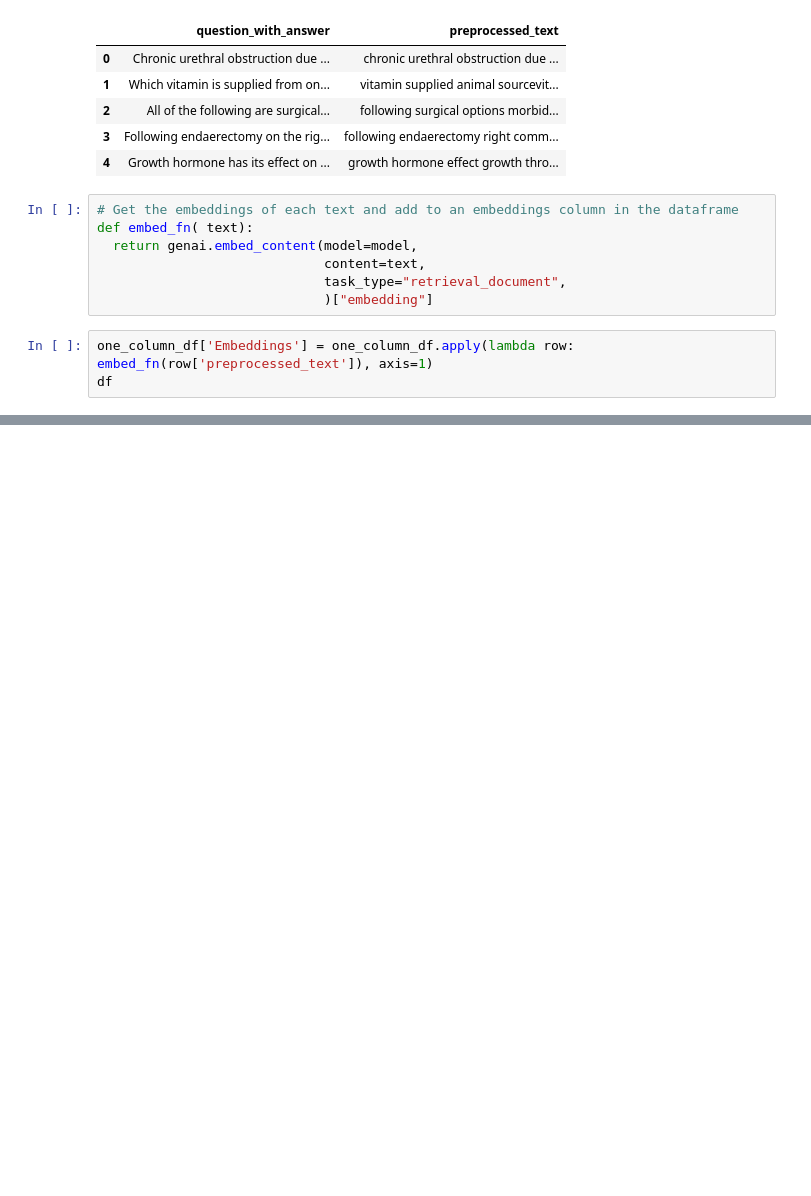
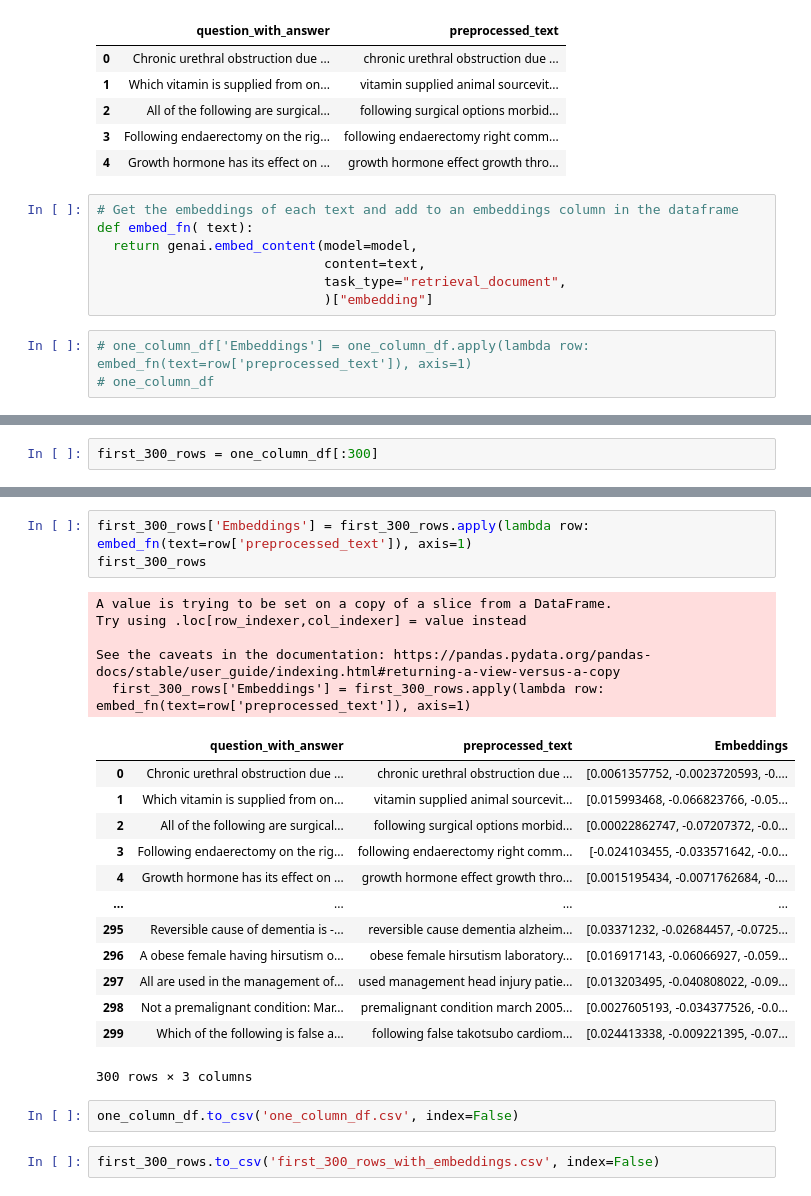
Before and after one commit to sain-Porho-AI/gemini-rag, a Jupyter notebook: geminiembedding.ipynb, the cells around one changed output, grey strips where cells are left out. Saved outputs shown, nothing was run; the diff lists cells and outputs as text; blank space fills up the shorter version.

```diff
--- a/geminiembedding.ipynb
+++ b/geminiembedding.ipynb
@@ -283,6 +283,6 @@ def embed_fn( text):
                              task_type="retrieval_document",
                              )["embedding"]
 # %%
-one_column_df['Embeddings'] = one_column_df.apply(lambda row: embed_fn(row['preprocessed_text']), axis=1)
-df
+# one_column_df['Embeddings'] = one_column_df.apply(lambda row: embed_fn(text=row['preprocessed_text']), axis=1)
+# one_column_df
 # %% [output]
@@ -289,0 +290,2 @@ KeyError: 'Title'
+# %%
+first_300_rows = one_column_df[:300]
@@ -289,0 +308,26 @@ KeyError: 'Title'
+# %%
+first_300_rows['Embeddings'] = first_300_rows.apply(lambda row: embed_fn(text=row['preprocessed_text']), axis=1)
+first_300_rows
+# %% [output]
+A value is trying to be set on a copy of a slice from a DataFrame.
+Try using .loc[row_indexer,col_indexer] = value instead
+
+See the caveats in the documentation: https://pandas.pydata.org/pandas-docs/stable/user_guide/indexing.html#returning-a-view-versus-a-copy
+  first_300_rows['Embeddings'] = first_300_rows.apply(lambda row: embed_fn(text=row['preprocessed_text']), axis=1)
+|  | question_with_answer | preprocessed_text | Embeddings |
+| 0 | Chronic urethral obstruction due ... | chronic urethral obstruction due ... | [0.0061357752, -0.0023720593, -0.... |
+| 1 | Which vitamin is supplied from on... | vitamin supplied animal sourcevit... | [0.015993468, -0.066823766, -0.05... |
+| 2 | All of the following are surgical... | following surgical options morbid... | [0.00022862747, -0.07207372, -0.0... |
+| 3 | Following endaerectomy on the rig... | following endaerectomy right comm... | [-0.024103455, -0.033571642, -0.0... |
+| 4 | Growth hormone has its effect on ... | growth hormone effect growth thro... | [0.0015195434, -0.0071762684, -0.... |
+| ... | ... | ... | ... |
+| 295 | Reversible cause of dementia is -... | reversible cause dementia alzheim... | [0.03371232, -0.02684457, -0.0725... |
+| 296 | A obese female having hirsutism o... | obese female hirsutism laboratory... | [0.016917143, -0.06066927, -0.059... |
+| 297 | All are used in the management of... | used management head injury patie... | [0.013203495, -0.040808022, -0.09... |
+| 298 | Not a premalignant condition: Mar... | premalignant condition march 2005... | [0.0027605193, -0.034377526, -0.0... |
+| 299 | Which of the following is false a... | following false takotsubo cardiom... | [0.024413338, -0.009221395, -0.07... |
+300 rows × 3 columns
+# %%
+one_column_df.to_csv('one_column_df.csv', index=False)
+# %%
+first_300_rows.to_csv('first_300_rows_with_embeddings.csv', index=False)
```
Also changed, not shown: parts of 2 cells of this notebook.
